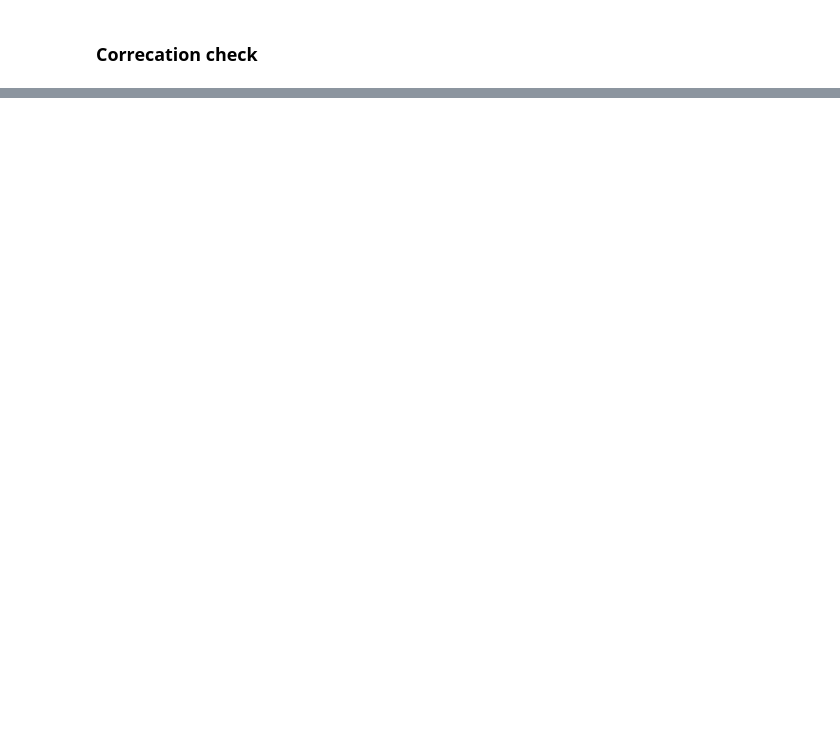
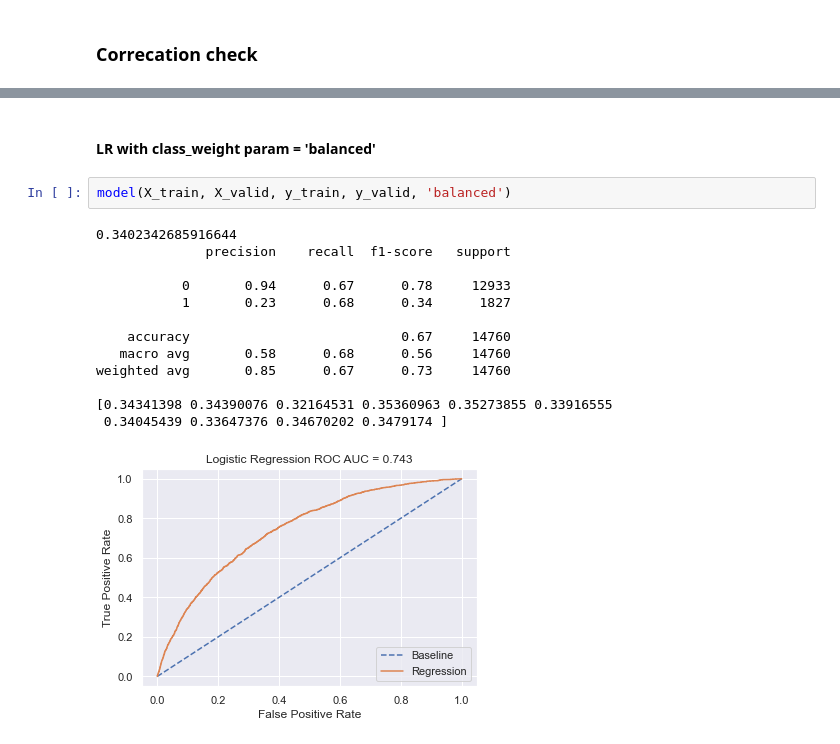
Before and after one commit to MichaelDockers/skillfactory_rds, a Jupyter notebook: module_5/Scoring_Project_Module_5.ipynb, the cells around one changed output, grey strips where cells are left out. Drawn from its saved outputs; the diff is of its cells as text; blank space fills up the shorter version.

```diff
--- a/module_5/Scoring_Project_Module_5.ipynb
+++ b/module_5/Scoring_Project_Module_5.ipynb
@@ -894,0 +844,18 @@ weighted avg       0.85      0.67      0.73     14760
+# %% [markdown]
+#### LR with class_weight param = 'balanced'
+# %%
+model(X_train, X_valid, y_train, y_valid, 'balanced')
+# %% [output]
+0.3402342685916644
+              precision    recall  f1-score   support
+
+           0       0.94      0.67      0.78     12933
+           1       0.23      0.68      0.34      1827
+
+    accuracy                           0.67     14760
+   macro avg       0.58      0.68      0.56     14760
+weighted avg       0.85      0.67      0.73     14760
+
+[0.34341398 0.34390076 0.32164531 0.35360963 0.35273855 0.33916555
+ 0.34045439 0.33647376 0.34670202 0.3479174 ]
+[figure, added]
```
Also changed, not shown: parts of 49 cells of this notebook.
